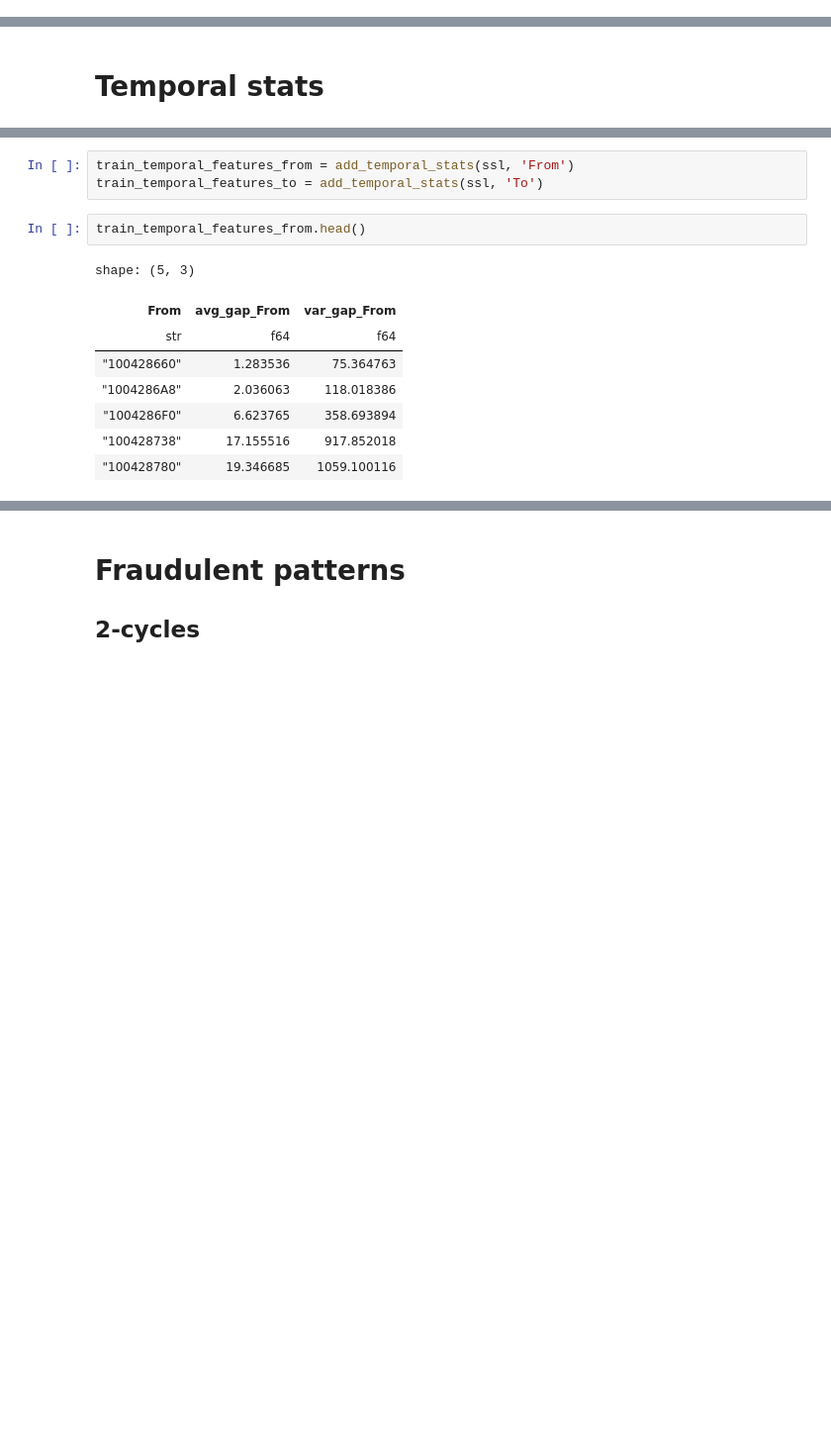
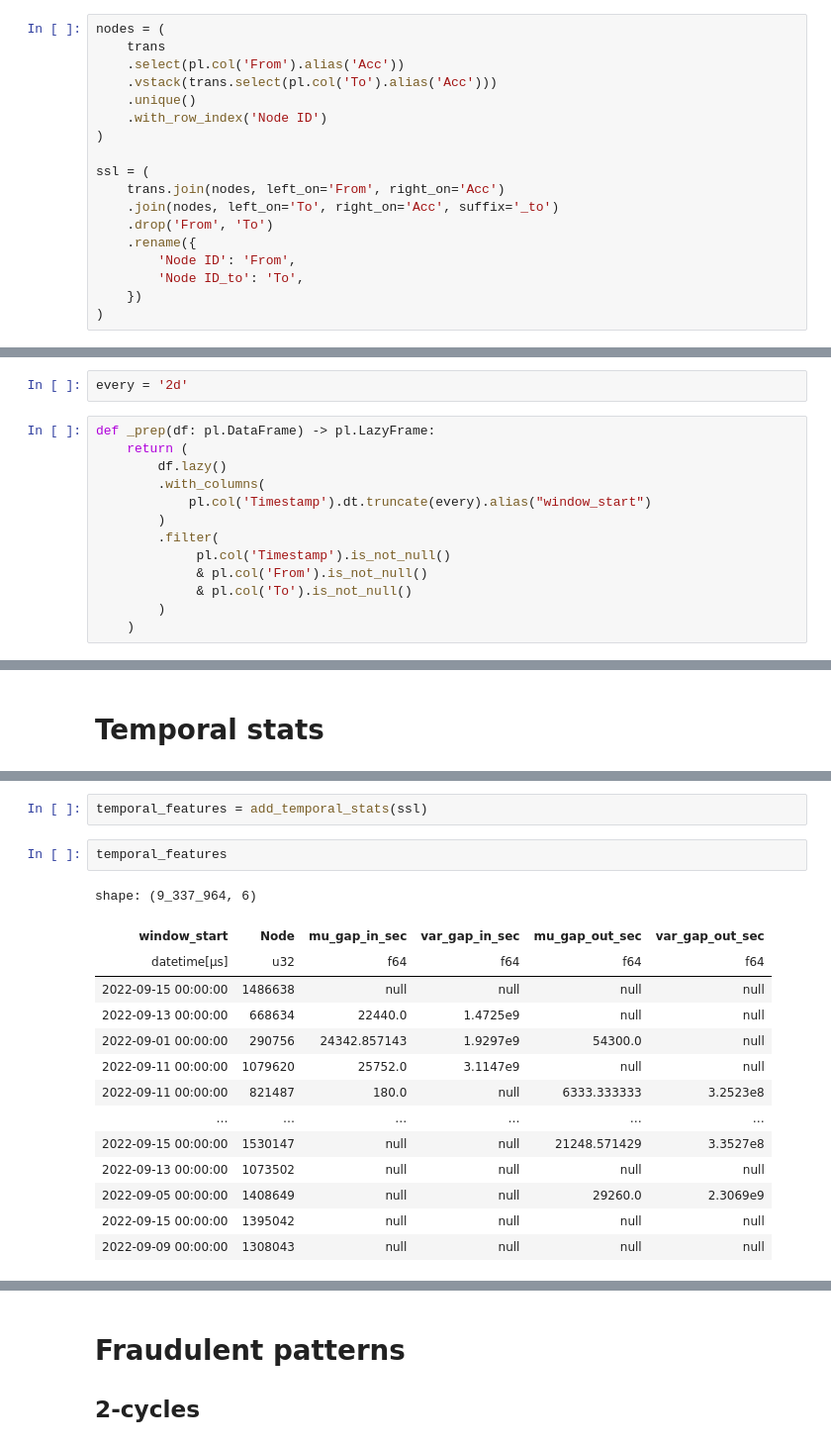
Before and after one commit to ignaciocunado/fin-pse, a Jupyter notebook: etl/transform.ipynb, the cells around one changed output, grey strips where cells are left out. Shown at 99% size. Cells and saved outputs as stored; diff of their text form; blank space fills up the shorter version.

Commit message:
feat: Transform data per window of x days

```diff
--- a/etl/transform.ipynb
+++ b/etl/transform.ipynb
@@ -40,0 +41,18 @@ ssl = trans # We do not split for SSL
+# %%
+nodes = (
+    trans
+    .select(pl.col('From').alias('Acc'))
+    .vstack(trans.select(pl.col('To').alias('Acc')))
+    .unique()
+    .with_row_index('Node ID')
+)
+
+ssl = (
+    trans.join(nodes, left_on='From', right_on='Acc')
+    .join(nodes, left_on='To', right_on='Acc', suffix='_to')
+    .drop('From', 'To')
+    .rename({
+        'Node ID': 'From',
+        'Node ID_to': 'To',
+    })
+)
@@ -40,0 +83,15 @@ ssl = trans # We do not split for SSL
+# %%
+every = '2d'
+# %%
+def _prep(df: pl.DataFrame) -> pl.LazyFrame:
+    return (
+        df.lazy()
+        .with_columns(
+            pl.col('Timestamp').dt.truncate(every).alias("window_start")
+        )
+        .filter(
+             pl.col('Timestamp').is_not_null()
+             & pl.col('From').is_not_null()
+             & pl.col('To').is_not_null()
+        )
+    )
@@ -64,15 +163,20 @@ def add_temporal_stats(df: pl.DataFrame, col: str) -> pl.DataFrame:
     )
 # %%
-train_temporal_features_from = add_temporal_stats(ssl, 'From')
-train_temporal_features_to = add_temporal_stats(ssl, 'To')
+temporal_features = add_temporal_stats(ssl)
 # %%
-train_temporal_features_from.head()
+temporal_features
 # %% [output]
-shape: (5, 3)
+shape: (9_337_964, 6)
-| From | avg_gap_From | var_gap_From |
-| str | f64 | f64 |
-| "100428660" | 1.283536 | 75.364763 |
-| "1004286A8" | 2.036063 | 118.018386 |
-| "1004286F0" | 6.623765 | 358.693894 |
-| "100428738" | 17.155516 | 917.852018 |
-| "100428780" | 19.346685 | 1059.100116 |
+| window_start | Node | mu_gap_in_sec | var_gap_in_sec | mu_gap_out_sec | var_gap_out_sec |
+| datetime[μs] | u32 | f64 | f64 | f64 | f64 |
+| 2022-09-15 00:00:00 | 1486638 | null | null | null | null |
+| 2022-09-13 00:00:00 | 668634 | 22440.0 | 1.4725e9 | null | null |
+| 2022-09-01 00:00:00 | 290756 | 24342.857143 | 1.9297e9 | 54300.0 | null |
+| 2022-09-11 00:00:00 | 1079620 | 25752.0 | 3.1147e9 | null | null |
+| 2022-09-11 00:00:00 | 821487 | 180.0 | null | 6333.333333 | 3.2523e8 |
+| … | … | … | … | … | … |
+| 2022-09-15 00:00:00 | 1530147 | null | null | 21248.571429 | 3.3527e8 |
+| 2022-09-13 00:00:00 | 1073502 | null | null | null | null |
+| 2022-09-05 00:00:00 | 1408649 | null | null | 29260.0 | 2.3069e9 |
+| 2022-09-15 00:00:00 | 1395042 | null | null | null | null |
+| 2022-09-09 00:00:00 | 1308043 | null | null | null | null |
```
Also changed, not shown: parts of 24 cells of this notebook.
